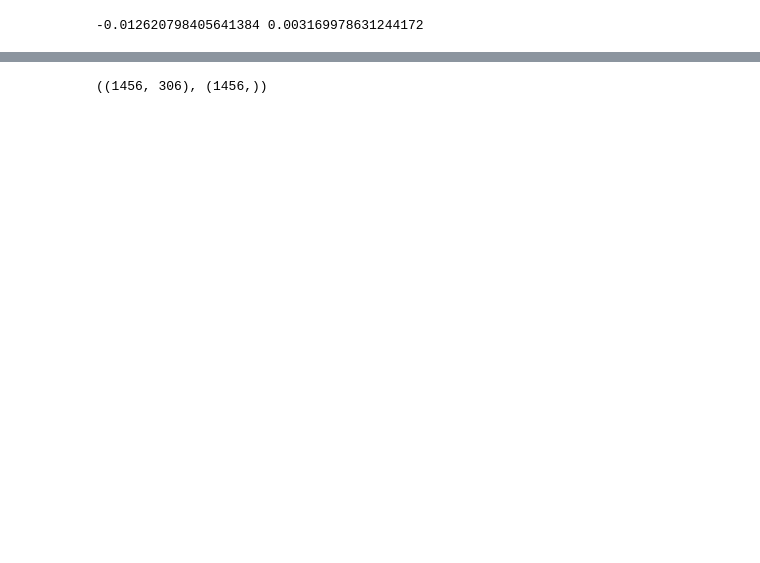
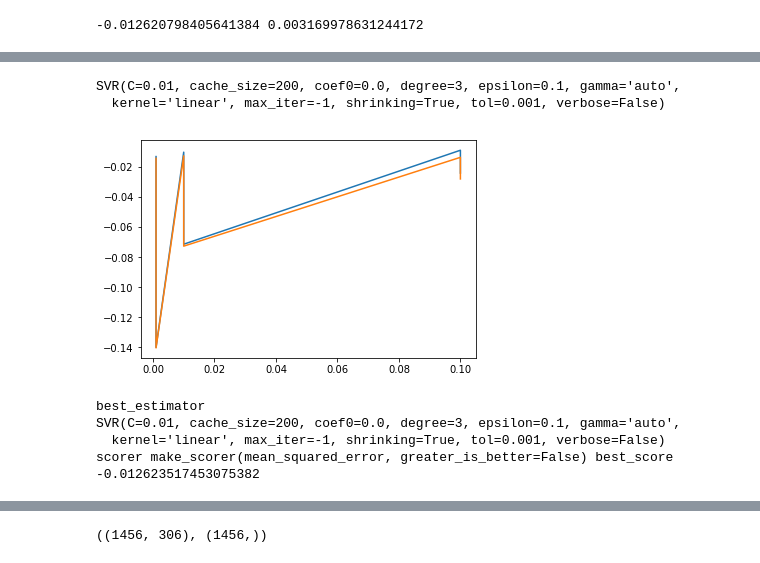
Before and after one commit to irfanhasib0/Machine-Learning, a Jupyter notebook: LR_SVM_XGBOOST_2_Layer_V-8_Final-Report.ipynb, the cells around one changed output, grey strips where cells are left out. Drawn from its saved outputs; the diff is of its cells as text; code cells hidden in the pictures; blank space fills up the shorter version.

```diff
--- a/LR_SVM_XGBOOST_2_Layer_V-8_Final-Report.ipynb
+++ b/LR_SVM_XGBOOST_2_Layer_V-8_Final-Report.ipynb
@@ -641,7 +693,7 @@ from sklearn import metrics
 from sklearn.metrics import make_scorer
 parameters = {'kernel':['linear', 'rbf'], 'C':[.001,0.01,0.1]}
 scorer=make_scorer(metrics.mean_squared_error,greater_is_better=False)
-clf=GridSearchCV(SVR_model,parameters,cv=10,scoring=scorer,verbose=1)
+clf=GridSearchCV(SVR_model,parameters,cv=10,scoring=scorer,verbose=2)
 clf.fit(_train.values,y_train)
 # %% [output]
 Fitting 10 folds for each of 6 candidates, totalling 60 fits
@@ -650,20 +742,28 @@ KeyboardInterrupt:
 # %%
 import pickle
-#f=open('SVR_best_est',"wb")
-#pickle.dump(clf,f)
+f=open('SVR_best_est',"wb")
+pickle.dump(clf,f)
+f.close()
+#f=open('SVR_best_est',"rb")
+#clf=pickle.load(f)
 #f.close()
-f=open('SVR_best_est',"rb")
-clf=pickle.load(f)
-f.close()
 best_est=clf.best_estimator_
 cvres=pd.DataFrame(clf.cv_results_)
 print(best_est)
 y=cvres.loc[:,['mean_train_score','mean_test_score']]
 z=cvres.loc[:,['param_C','mean_train_score','mean_test_score']]
 x=cvres['param_C']
 plt.plot(x,y)
 plt.show()
 print('best_estimator')
 print(best_est)
 clf.best_score_
 print('scorer',clf.scorer_,'best_score',clf.best_score_)
+# %% [output]
+SVR(C=0.01, cache_size=200, coef0=0.0, degree=3, epsilon=0.1, gamma='auto',
+  kernel='linear', max_iter=-1, shrinking=True, tol=0.001, verbose=False)
+[figure, added]
+best_estimator
+SVR(C=0.01, cache_size=200, coef0=0.0, degree=3, epsilon=0.1, gamma='auto',
+  kernel='linear', max_iter=-1, shrinking=True, tol=0.001, verbose=False)
+scorer make_scorer(mean_squared_error, greater_is_better=False) best_score -0.012623517453075382
```
Also changed, not shown: parts of 23 cells of this notebook, 1 other file.
